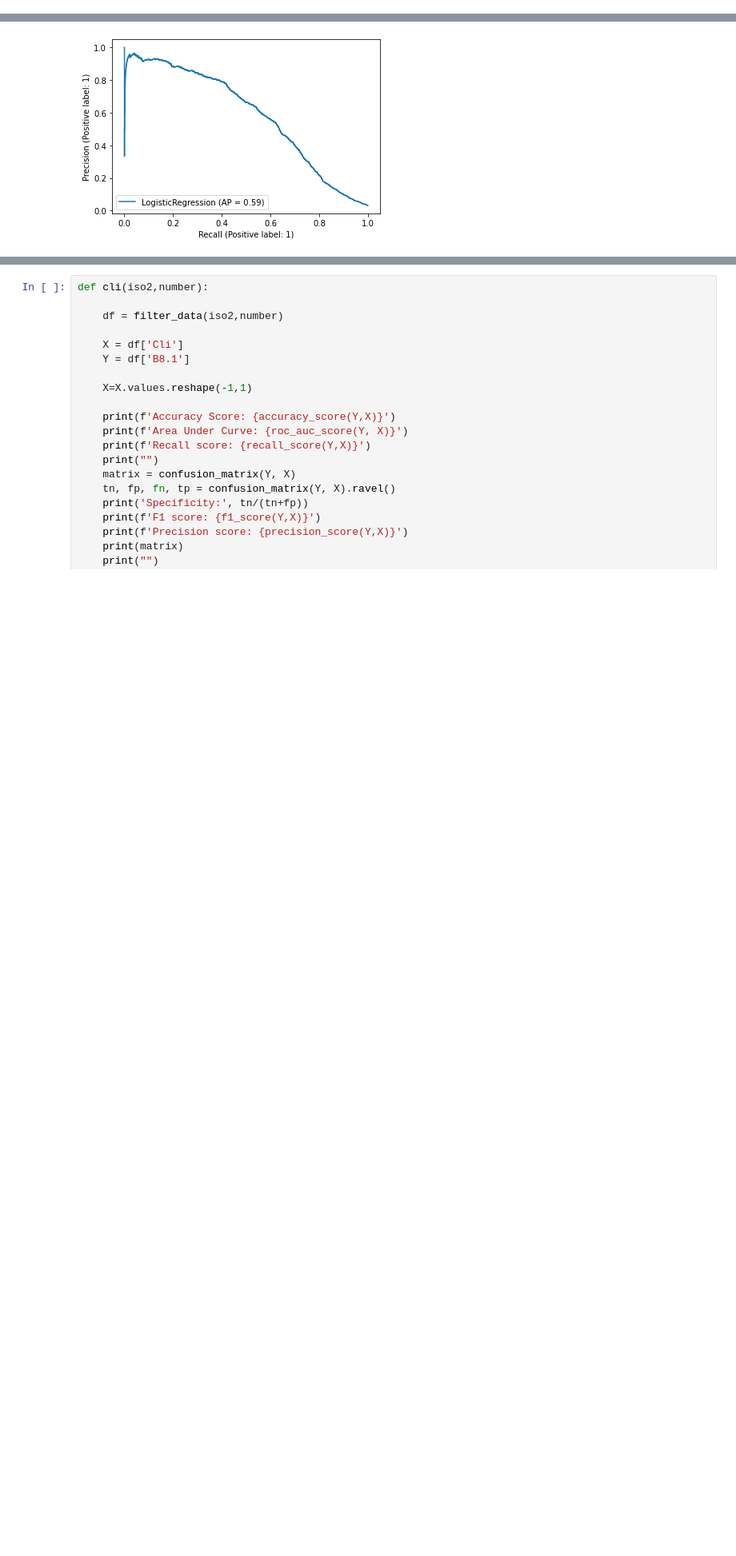
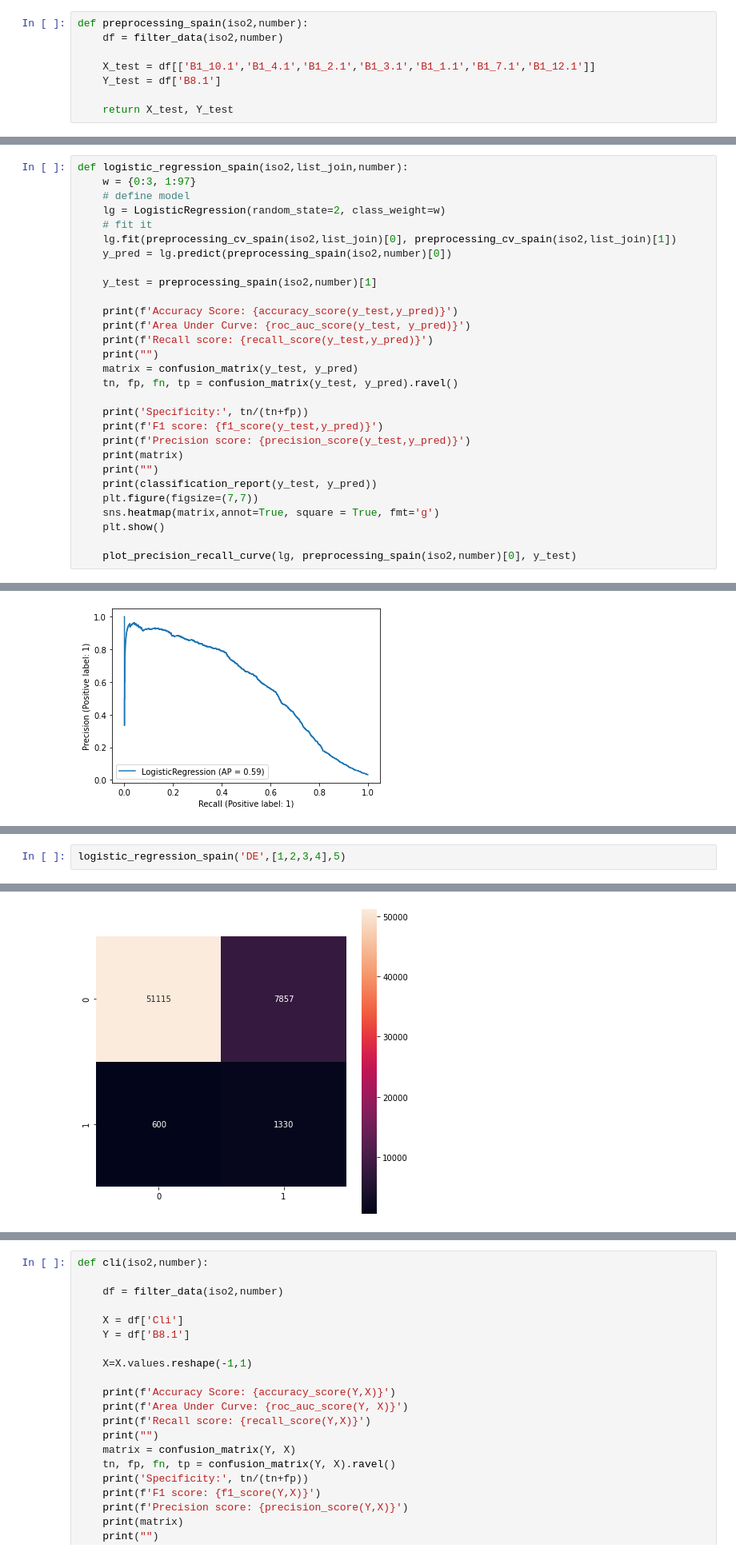
Before and after one commit to JavierAlvarezBenito/Python-imdea, a Jupyter notebook: CS_Function.ipynb, the cells around one changed output, grey strips where cells are left out. Shown at 80% size. Drawn from its saved outputs; the diff is of its cells as text; blank space fills up the shorter version.

```diff
--- a/CS_Function.ipynb
+++ b/CS_Function.ipynb
@@ -94,3 +118,11 @@ def preprocessing(iso2,number):
+# %%
+def preprocessing_spain(iso2,number):
+    df = filter_data(iso2,number)
+
+    X_test = df[['B1_10.1','B1_4.1','B1_2.1','B1_3.1','B1_1.1','B1_7.1','B1_12.1']]
+    Y_test = df['B8.1']
+
+    return X_test, Y_test
 # %%
 def warn(*args, **kwargs):
     pass
@@ -187,3 +366,32 @@ def logistic_regression(iso2,list_join,number):
+# %%
+def logistic_regression_spain(iso2,list_join,number):
+    w = {0:3, 1:97}
+    # define model
+    lg = LogisticRegression(random_state=2, class_weight=w)
+    # fit it
+    lg.fit(preprocessing_cv_spain(iso2,list_join)[0], preprocessing_cv_spain(iso2,list_join)[1])
+    y_pred = lg.predict(preprocessing_spain(iso2,number)[0])
+
+    y_test = preprocessing_spain(iso2,number)[1]
+
+    print(f'Accuracy Score: {accuracy_score(y_test,y_pred)}')
+    print(f'Area Under Curve: {roc_auc_score(y_test, y_pred)}')
+    print(f'Recall score: {recall_score(y_test,y_pred)}')
+    print("")
+    matrix = confusion_matrix(y_test, y_pred)
+    tn, fp, fn, tp = confusion_matrix(y_test, y_pred).ravel()
+
+    print('Specificity:', tn/(tn+fp))
+    print(f'F1 score: {f1_score(y_test,y_pred)}')
+    print(f'Precision score: {precision_score(y_test,y_pred)}')
+    print(matrix)
+    print("")
+    print(classification_report(y_test, y_pred))
+    plt.figure(figsize=(7,7))
+    sns.heatmap(matrix,annot=True, square = True, fmt='g')
+    plt.show()
+
+    plot_precision_recall_curve(lg, preprocessing_spain(iso2,number)[0], y_test)
 # %%
 logistic_regression('DE', [1,2,3,4],5)
 # %% [output]
@@ -209,0 +441,3 @@ weighted avg       0.97      0.90      0.93     60902
+# %%
+logistic_regression_spain('DE',[1,2,3,4],5)
+# %% [output]
@@ -209,0 +462 @@ weighted avg       0.97      0.90      0.93     60902
+[figure, added]
```
Also changed, not shown: parts of 10 cells of this notebook.
